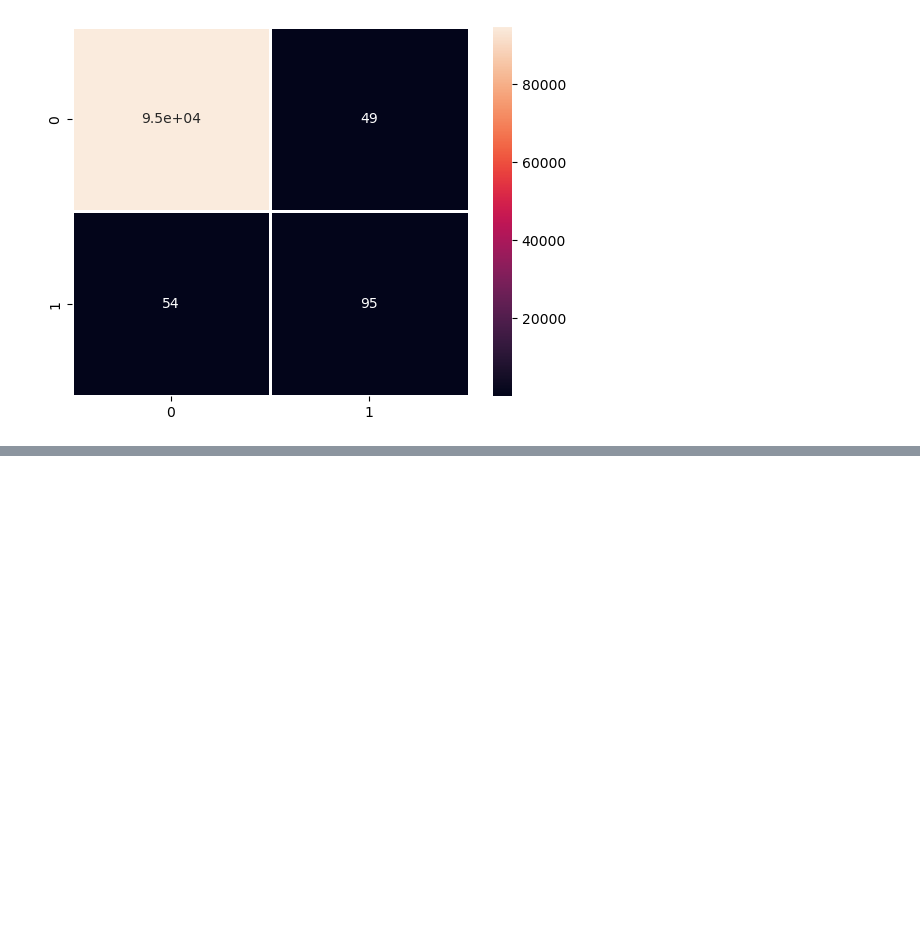
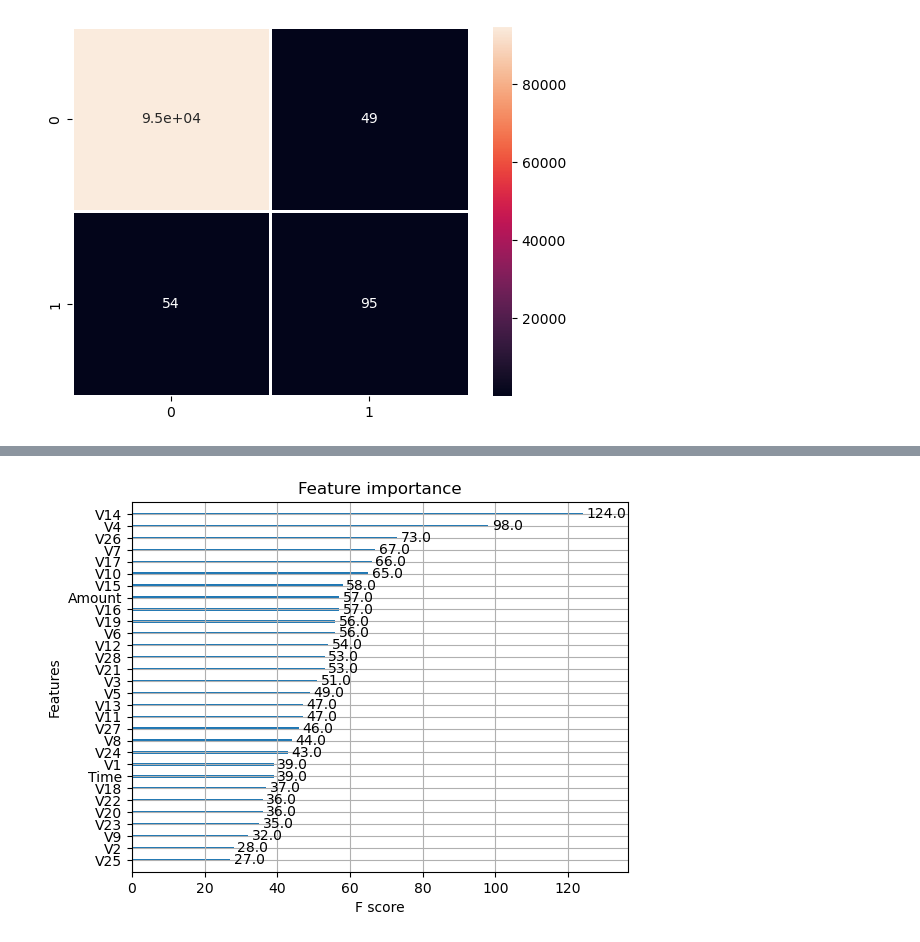
Before and after one commit to Sakshiwaman/Classification_ML, a Jupyter notebook: Credit card Fraud Detection .ipynb, the cells around one changed output, grey strips where cells are left out. Drawn from its saved outputs; the diff is of its cells as text; code cells hidden in the pictures; blank space fills up the shorter version.

```diff
--- a/Credit card Fraud Detection .ipynb
+++ b/Credit card Fraud Detection .ipynb
@@ -235,0 +260,5 @@ plt.show()
+# %%
+plot_importance(Xgb)
+plt.show()
+# %% [output]
+[figure, added]
```
Also changed, not shown: parts of 13 cells of this notebook.
